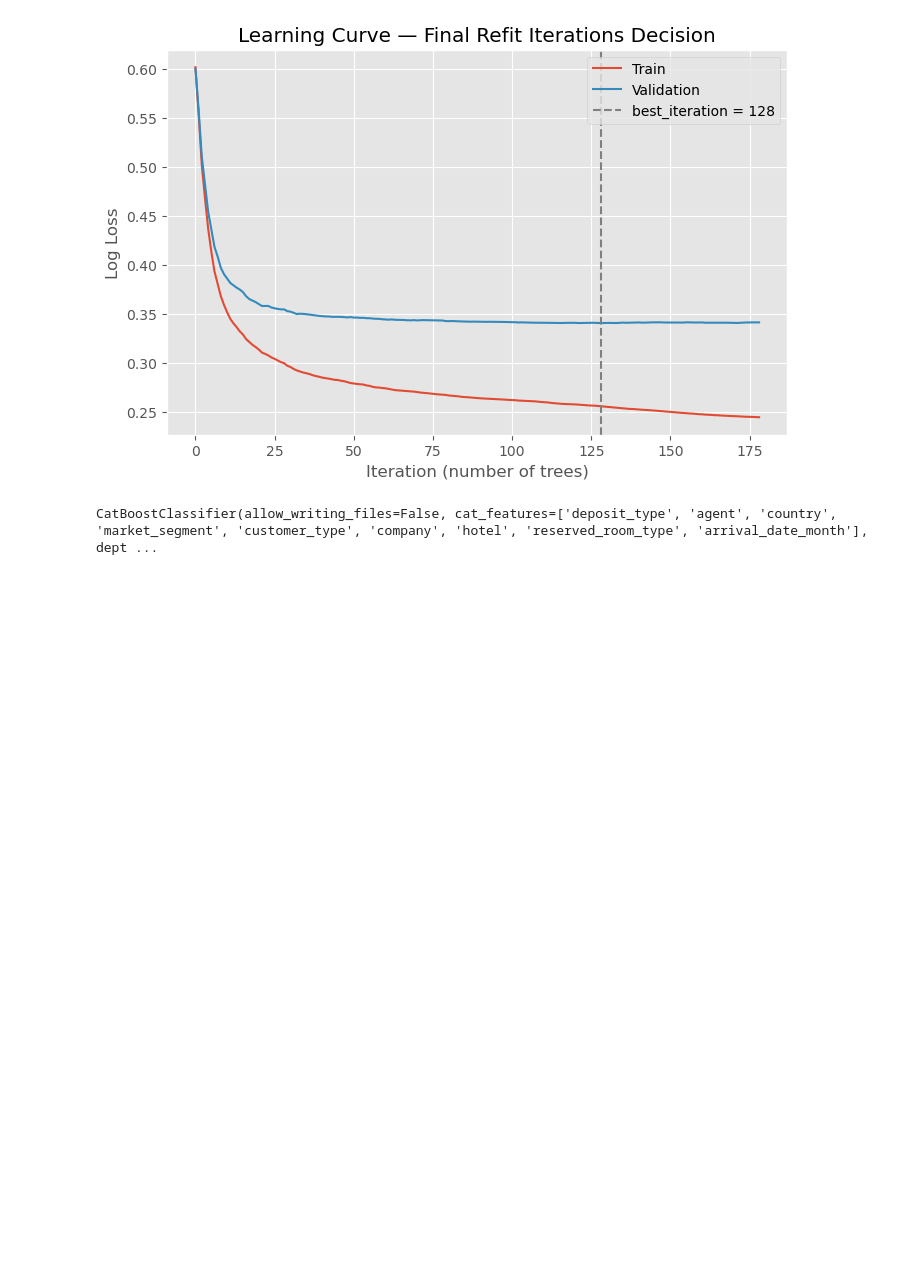
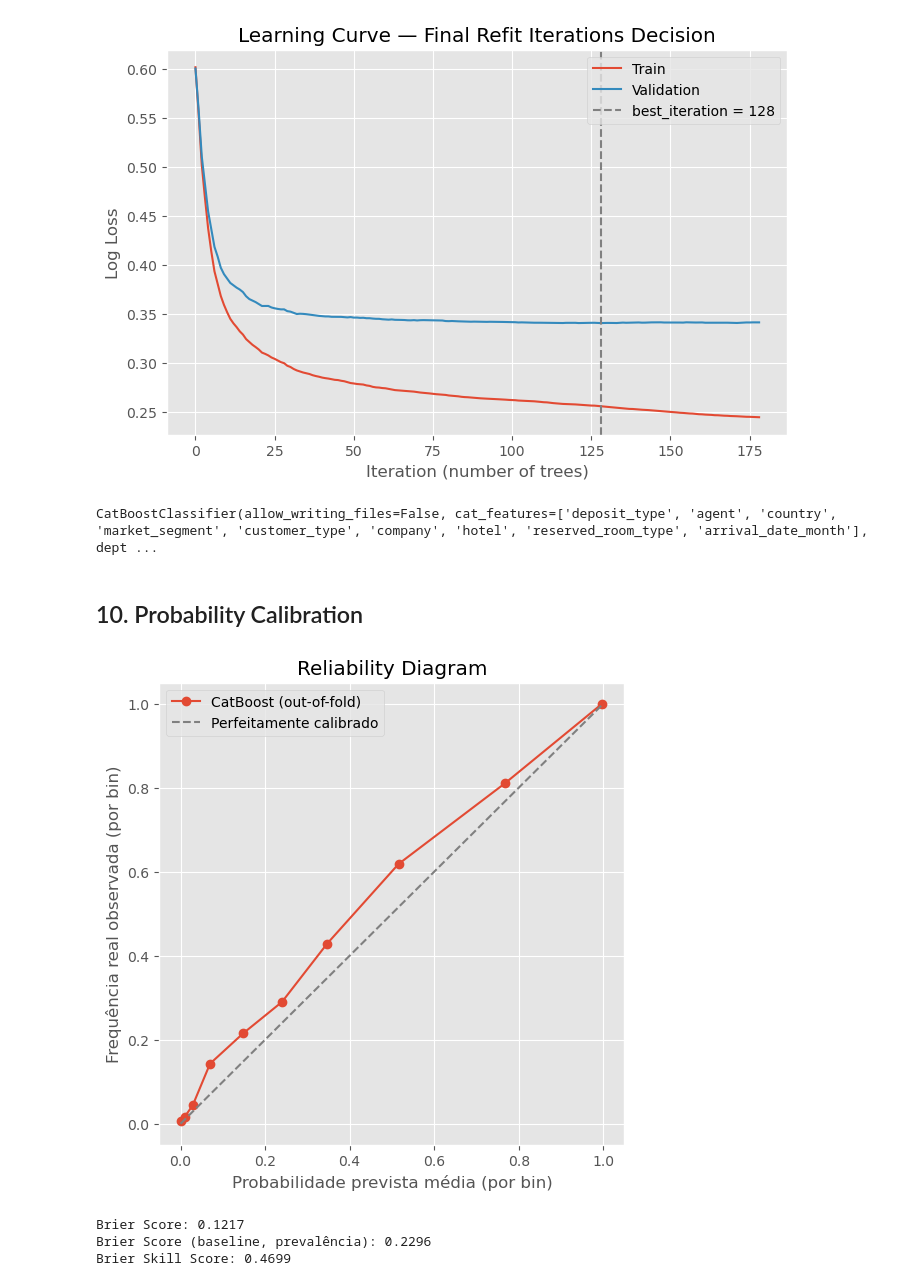
Before and after one commit to bruno-lima98/portfolio-hotel-cancellation-prediction, a Jupyter notebook: main.ipynb, the cells around one changed output. Cells and saved outputs as stored; diff of their text form; code cells hidden in the pictures; blank space fills up the shorter version.

Commit message:
probability calibration

```diff
--- a/main.ipynb
+++ b/main.ipynb
@@ -1884,0 +1892,51 @@ CatBoostClassifier(allow_writing_files=False, cat_features=['deposit_type', 'age
+# %% [markdown]
+## 10. Probability Calibration
+# %%
+oof_probs = np.zeros(len(X_train))
+
+for train_idx, val_idx in tscv.split(X_train):
+    X_tr, X_val = X_train.iloc[train_idx], X_train.iloc[val_idx]
+    y_tr, y_val = y_train.iloc[train_idx], y_train.iloc[val_idx]
+
+    X_tr_prep = preprocessador_gbm_catboost.fit_transform(X_tr)
+    X_val_prep = preprocessador_gbm_catboost.transform(X_val)
+
+    modelo_fold = CatBoostClassifier(
+        **best_params,
+        iterations=1000,
+        cat_features=categorical_columns_final,
+        random_state=42,
+        verbose=0,
+        allow_writing_files=False,
+    )
+    modelo_fold.fit(X_tr_prep, y_tr, eval_set=(X_val_prep, y_val), early_stopping_rounds=50, verbose=0)
+
+    oof_probs[val_idx] = modelo_fold.predict_proba(X_val_prep)[:, 1]
+# %%
+mascara_valida = oof_probs > 0
+y_valido = y_train[mascara_valida]
+probs_validas = oof_probs[mascara_valida]
+# %%
+prob_true, prob_pred = calibration_curve(y_valido, probs_validas, n_bins=10, strategy="quantile")
+
+plt.figure(figsize=(6, 6))
+plt.plot(prob_pred, prob_true, marker="o", label="CatBoost (out-of-fold)")
+plt.plot([0, 1], [0, 1], linestyle="--", color="gray", label="Perfeitamente calibrado")
+plt.xlabel("Probabilidade prevista média (por bin)")
+plt.ylabel("Frequência real observada (por bin)")
+plt.title("Reliability Diagram")
+plt.legend()
+plt.show()
+
+brier = brier_score_loss(y_valido, probs_validas)
+brier_baseline = brier_score_loss(y_valido, np.full_like(probs_validas, y_valido.mean()))
+brier_skill_score = 1 - (brier / brier_baseline)
+
+print(f"Brier Score: {brier:.4f}")
+print(f"Brier Score (baseline, prevalência): {brier_baseline:.4f}")
+print(f"Brier Skill Score: {brier_skill_score:.4f}")
+# %% [output]
+[figure, added]
+Brier Score: 0.1217
+Brier Score (baseline, prevalência): 0.2296
+Brier Skill Score: 0.4699
```
Also changed, not shown: parts of 3 cells of this notebook, 2 other files.
